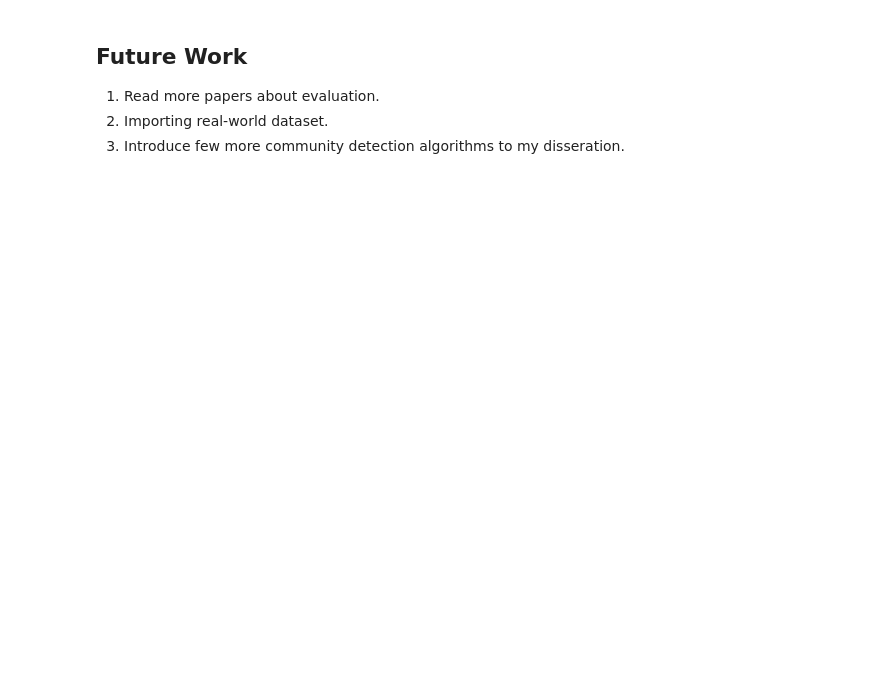
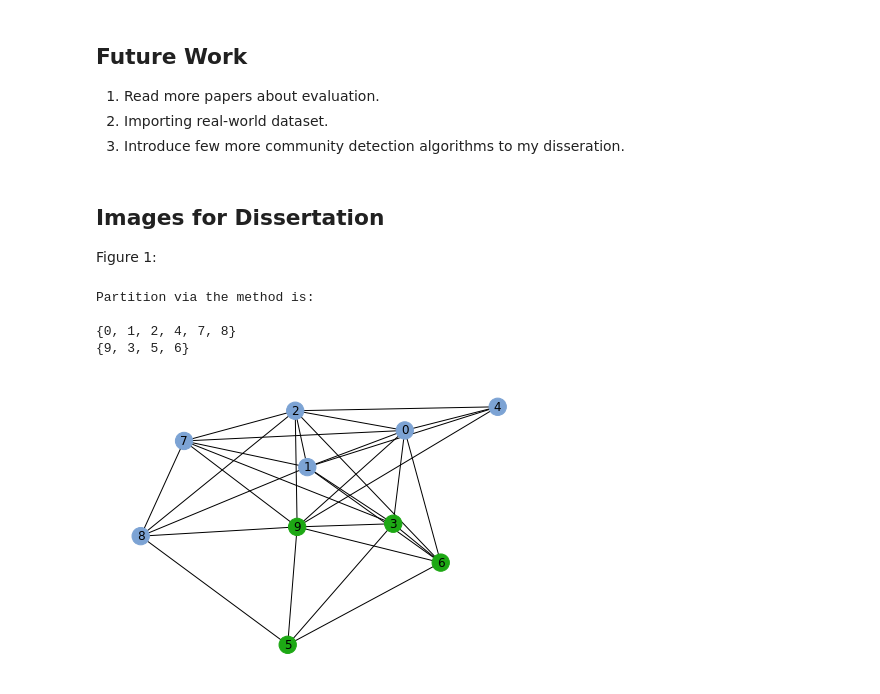
Before and after one commit to user0857/Dissertation, a Jupyter notebook: Community Detection Demo.ipynb, the cells around one changed output. Cells and saved outputs as stored; diff of their text form; code cells hidden in the pictures; blank space fills up the shorter version.

```diff
--- a/Community Detection Demo.ipynb
+++ b/Community Detection Demo.ipynb
@@ -204,3 +208,18 @@ Partition via the method is:
 1. Read more papers about evaluation.
 2. Importing real-world dataset.
 3. Introduce few more community detection algorithms to my disseration.
+# %% [markdown]
+## Images for Dissertation
+
+Figure 1:
+# %%
+G = nx.gnm_random_graph(10,30)
+p1 = nx_comm.louvain_communities(G)
+color_by_community(G, p1)
+plt.savefig("fig_1.png", format="PNG")
+# %% [output]
+Partition via the method is:
+
+{0, 1, 2, 4, 7, 8}
+{9, 3, 5, 6}
+[figure, added]
```
Also changed, not shown: parts of 8 cells of this notebook, 2 other files.
